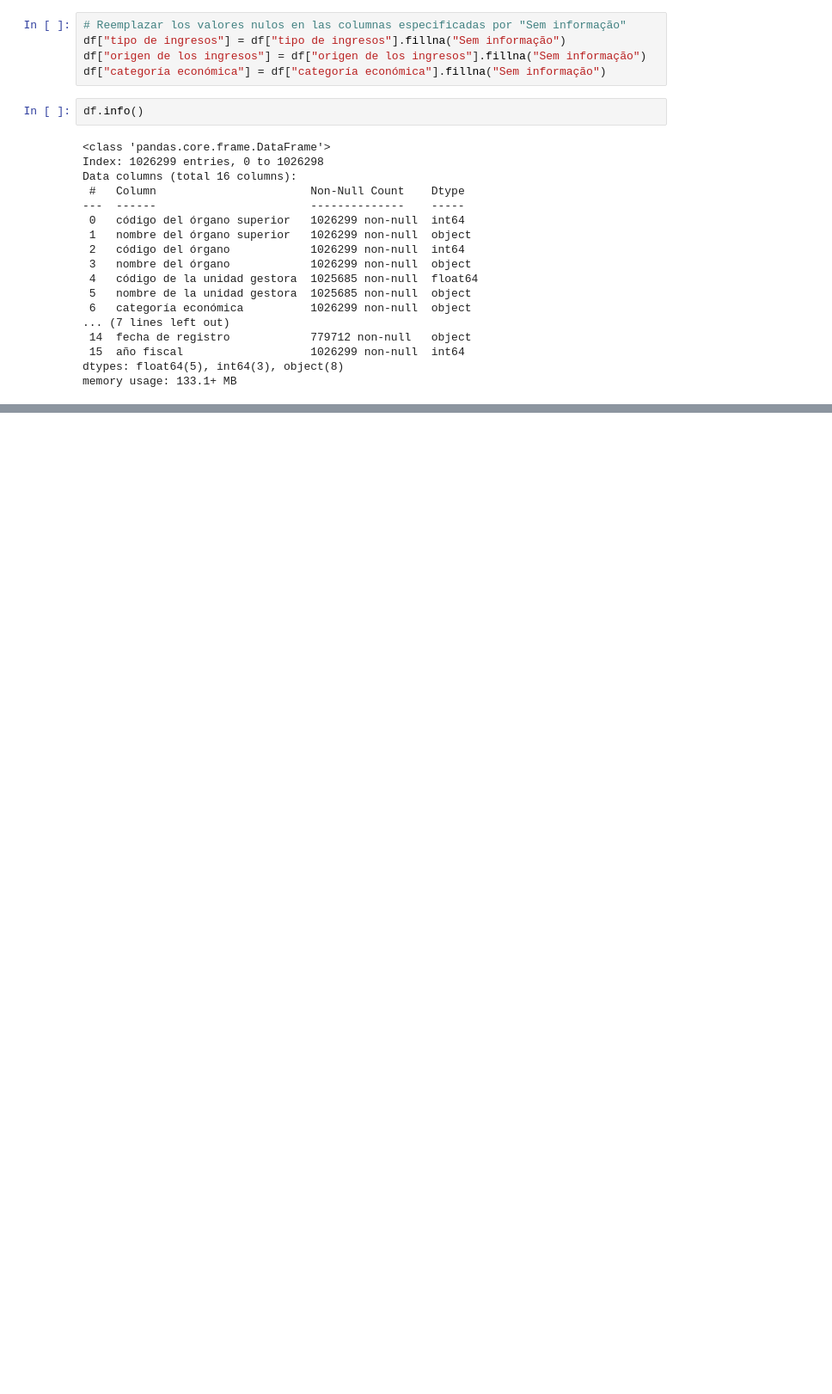
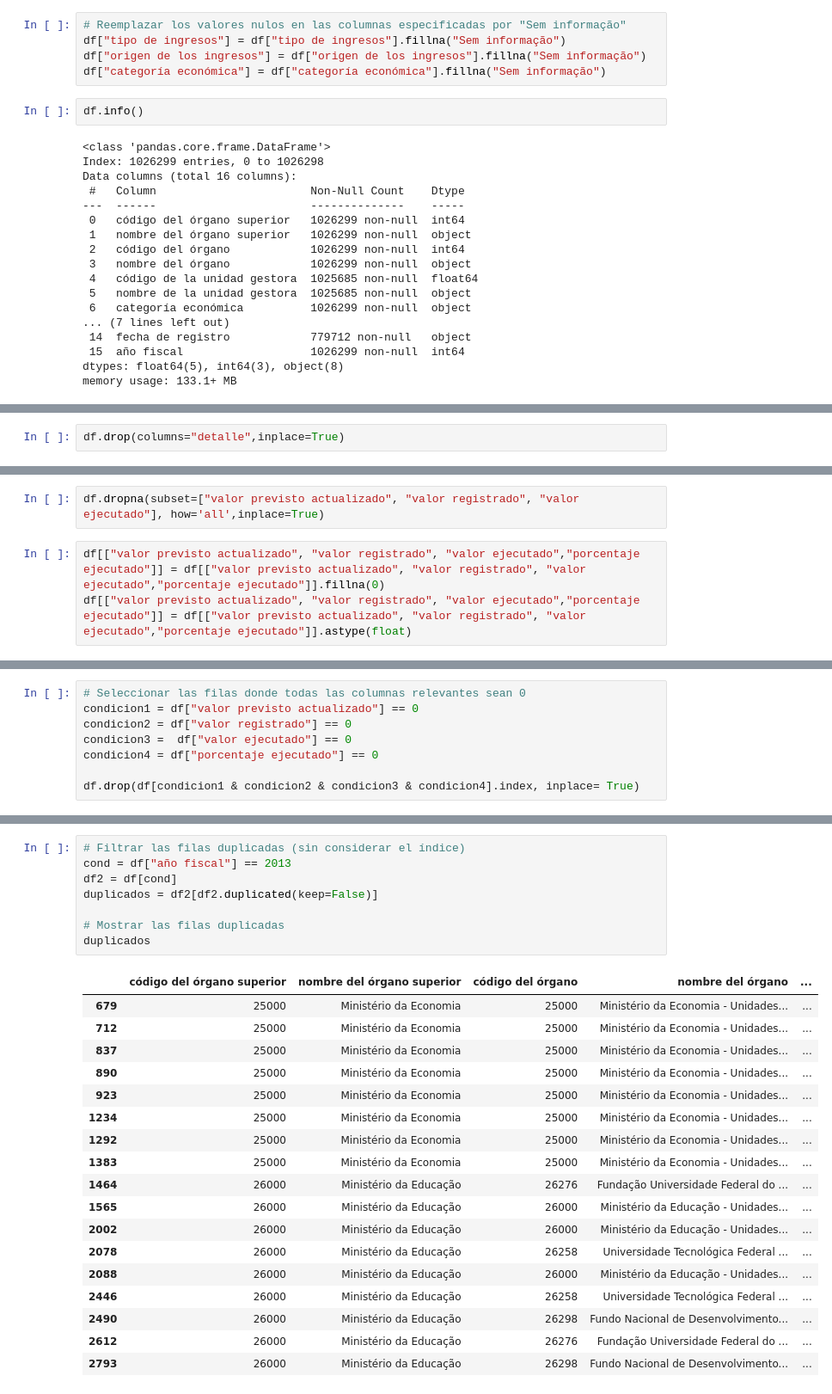
Before and after one commit to apelsito/Proyecto2-EDA-Ingresos-Brasil, a Jupyter notebook: jupyter_notebooks/02_Limpieza.ipynb, the cells around one changed output, grey strips where cells are left out. Shown at 86% size. Cells and saved outputs as stored; diff of their text form; blank space fills up the shorter version.

Commit message:
Limpieza de filas que no añaden valor hecho

```diff
--- a/jupyter_notebooks/02_Limpieza.ipynb
+++ b/jupyter_notebooks/02_Limpieza.ipynb
@@ -240,0 +406,2 @@ memory usage: 133.1+ MB
+# %%
+df.drop(columns="detalle",inplace=True)
@@ -240,0 +425,5 @@ memory usage: 133.1+ MB
+# %%
+df.dropna(subset=["valor previsto actualizado", "valor registrado", "valor ejecutado"], how='all',inplace=True)
+# %%
+df[["valor previsto actualizado", "valor registrado", "valor ejecutado","porcentaje ejecutado"]] = df[["valor previsto actualizado", "valor registrado", "valor ejecutado","porcentaje ejecutado"]].fillna(0)
+df[["valor previsto actualizado", "valor registrado", "valor ejecutado","porcentaje ejecutado"]] = df[["valor previsto actualizado", "valor registrado", "valor ejecutado","porcentaje ejecutado"]].astype(float)
@@ -240,0 +442,8 @@ memory usage: 133.1+ MB
+# %%
+# Seleccionar las filas donde todas las columnas relevantes sean 0
+condicion1 = df["valor previsto actualizado"] == 0
+condicion2 = df["valor registrado"] == 0
+condicion3 =  df["valor ejecutado"] == 0
+condicion4 = df["porcentaje ejecutado"] == 0
+
+df.drop(df[condicion1 & condicion2 & condicion3 & condicion4].index, inplace= True)
@@ -240,0 +476,27 @@ memory usage: 133.1+ MB
+# %%
+# Filtrar las filas duplicadas (sin considerar el índice)
+cond = df["año fiscal"] == 2013
+df2 = df[cond]
+duplicados = df2[df2.duplicated(keep=False)]
+
+# Mostrar las filas duplicadas
+duplicados
+# %% [output]
+|  | código del órgano superior | nombre del órgano superior | código del órgano | nombre del órgano | ... |
+| 679 | 25000 | Ministério da Economia | 25000 | Ministério da Economia - Unidades... | ... |
+| 712 | 25000 | Ministério da Economia | 25000 | Ministério da Economia - Unidades... | ... |
+| 837 | 25000 | Ministério da Economia | 25000 | Ministério da Economia - Unidades... | ... |
+| 890 | 25000 | Ministério da Economia | 25000 | Ministério da Economia - Unidades... | ... |
+| 923 | 25000 | Ministério da Economia | 25000 | Ministério da Economia - Unidades... | ... |
+| 1234 | 25000 | Ministério da Economia | 25000 | Ministério da Economia - Unidades... | ... |
+| 1292 | 25000 | Ministério da Economia | 25000 | Ministério da Economia - Unidades... | ... |
+| 1383 | 25000 | Ministério da Economia | 25000 | Ministério da Economia - Unidades... | ... |
+| 1464 | 26000 | Ministério da Educação | 26276 | Fundação Universidade Federal do ... | ... |
+| 1565 | 26000 | Ministério da Educação | 26000 | Ministério da Educação - Unidades... | ... |
+| 2002 | 26000 | Ministério da Educação | 26000 | Ministério da Educação - Unidades... | ... |
+| 2078 | 26000 | Ministério da Educação | 26258 | Universidade Tecnológica Federal ... | ... |
+| 2088 | 26000 | Ministério da Educação | 26000 | Ministério da Educação - Unidades... | ... |
+| 2446 | 26000 | Ministério da Educação | 26258 | Universidade Tecnológica Federal ... | ... |
+| 2490 | 26000 | Ministério da Educação | 26298 | Fundo Nacional de Desenvolvimento... | ... |
+| 2612 | 26000 | Ministério da Educação | 26276 | Fundação Universidade Federal do ... | ... |
+| 2793 | 26000 | Ministério da Educação | 26298 | Fundo Nacional de Desenvolvimento... | ... |
```
Also changed, not shown: parts of 41 cells of this notebook.
